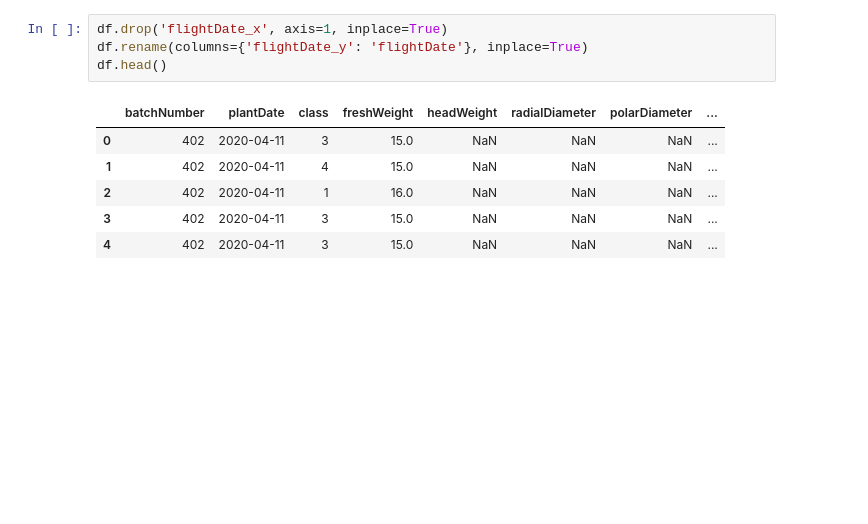
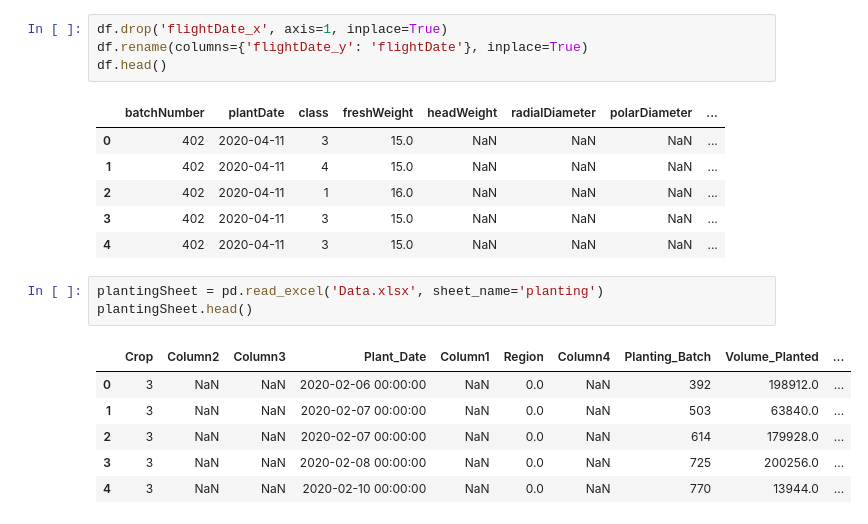
Before and after one commit to rigovm101/CE888_DataScience, a Jupyter notebook: Project/PreProcessing.ipynb, the cells around one changed output. Saved outputs shown, nothing was run; the diff lists cells and outputs as text; blank space fills up the shorter version.

```diff
--- a/Project/PreProcessing.ipynb
+++ b/Project/PreProcessing.ipynb
@@ -145,3 +145,13 @@ df.head()
 | 2 | 402 | 2020-04-11 | 1 | 16.0 | NaN | NaN | NaN | ... |
 | 3 | 402 | 2020-04-11 | 3 | 15.0 | NaN | NaN | NaN | ... |
 | 4 | 402 | 2020-04-11 | 3 | 15.0 | NaN | NaN | NaN | ... |
+# %%
+plantingSheet = pd.read_excel('Data.xlsx', sheet_name='planting')
+plantingSheet.head()
+# %% [output]
+|  | Crop | Column2 | Column3 | Plant_Date | Column1 | Region | Column4 | Planting_Batch | Volume_Planted | ... |
+| 0 | 3 | NaN | NaN | 2020-02-06 00:00:00 | NaN | 0.0 | NaN | 392 | 198912.0 | ... |
+| 1 | 3 | NaN | NaN | 2020-02-07 00:00:00 | NaN | 0.0 | NaN | 503 | 63840.0 | ... |
+| 2 | 3 | NaN | NaN | 2020-02-07 00:00:00 | NaN | 0.0 | NaN | 614 | 179928.0 | ... |
+| 3 | 3 | NaN | NaN | 2020-02-08 00:00:00 | NaN | 0.0 | NaN | 725 | 200256.0 | ... |
+| 4 | 3 | NaN | NaN | 2020-02-10 00:00:00 | NaN | 0.0 | NaN | 770 | 13944.0 | ... |
```
Also changed, not shown: parts of 5 cells of this notebook, 5 other files.
